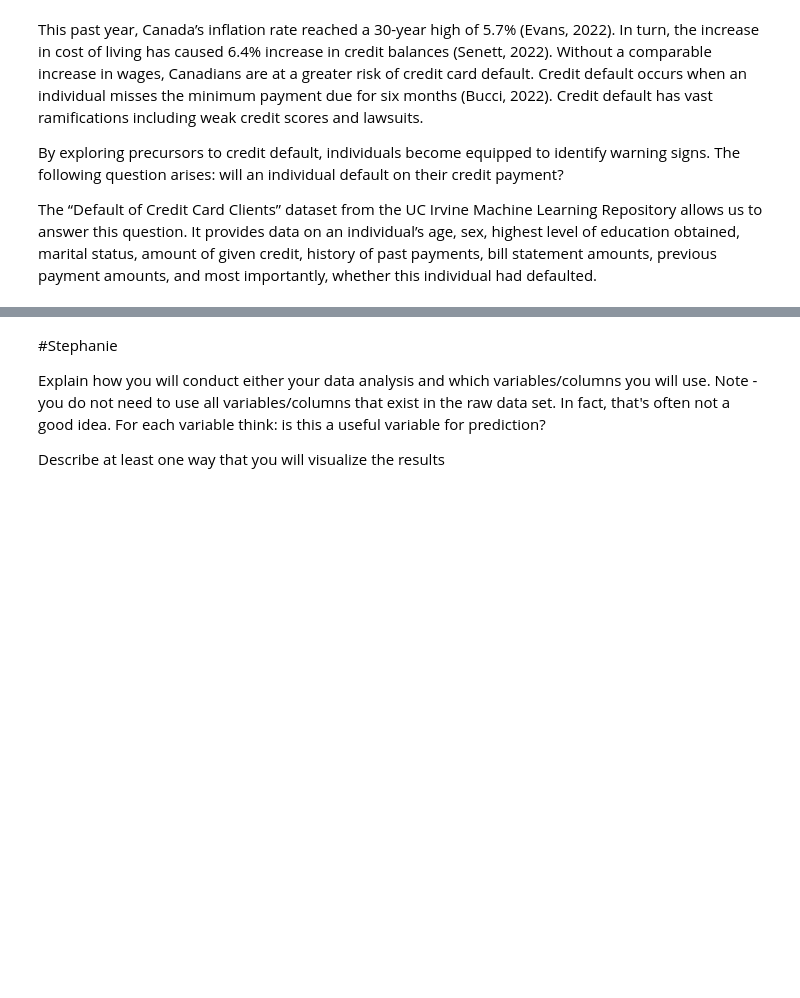
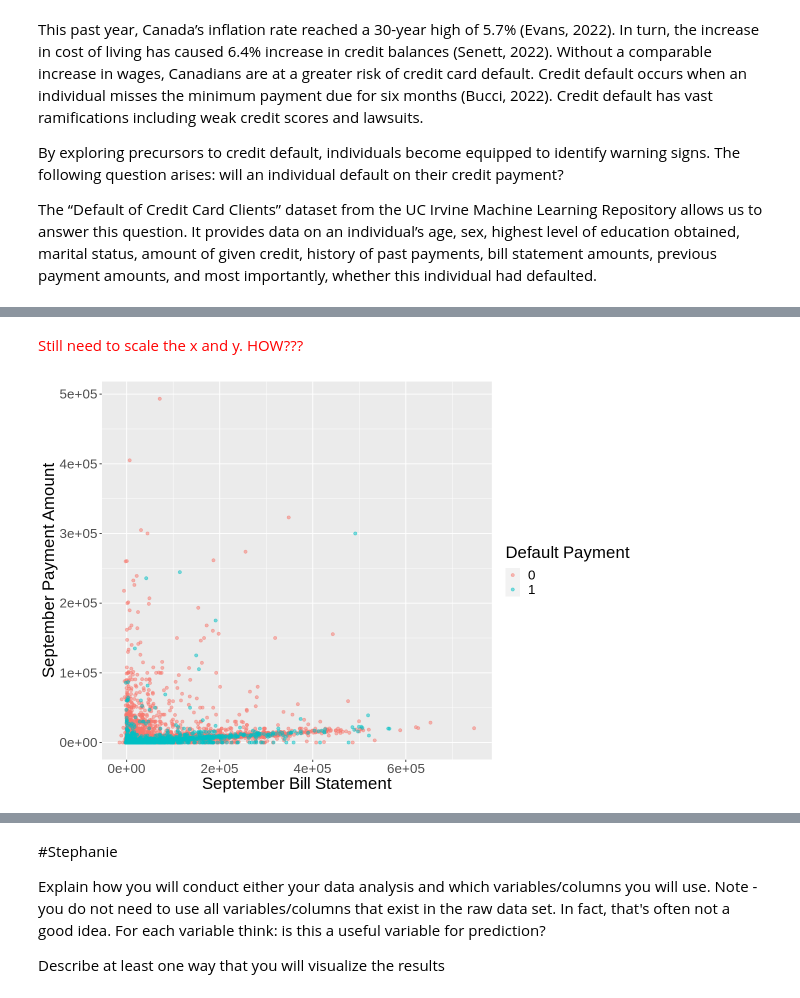
Before and after one commit to steph-feng/DSCI-100-Group-85, a Jupyter notebook: Code_Group Proposal.ipynb, the cells around one changed output, grey strips where cells are left out. Cells and saved outputs as stored; diff of their text form; code cells hidden in the pictures; blank space fills up the shorter version.

```diff
--- a/Code_Group Proposal.ipynb
+++ b/Code_Group Proposal.ipynb
@@ -12,0 +31,3 @@ The “Default of Credit Card Clients” dataset from the UC Irvine Machine Lear
+# %%
+credit_data <- read_csv('data/default of credit card clients.csv', skip=1)
+credit_data
@@ -90,0 +155,18 @@ A tibble: 1 × 12
+# %% [markdown]
+<font color = 'red'> Still need to scale the x and y. HOW??? </font>
+# %%
+#VISUALIZATION
+
+options(repr.plot.width = 10, repr.plot.height = 7)
+
+sept_bill_vs_payment <- credit_train |>
+ggplot(aes(x = BILL_SEPT, y = PAY_SEPT, color = DEFAULT)) +
+geom_point(alpha = 0.5) +
+labs(x = "September Bill Statement",
+     y = "September Payment Amount",
+     color = "Default Payment") +
+theme(text = element_text(size = 20))
+
+sept_bill_vs_payment
+# %% [output]
+[figure, added]
```
Also changed, not shown: parts of 24 cells of this notebook.
